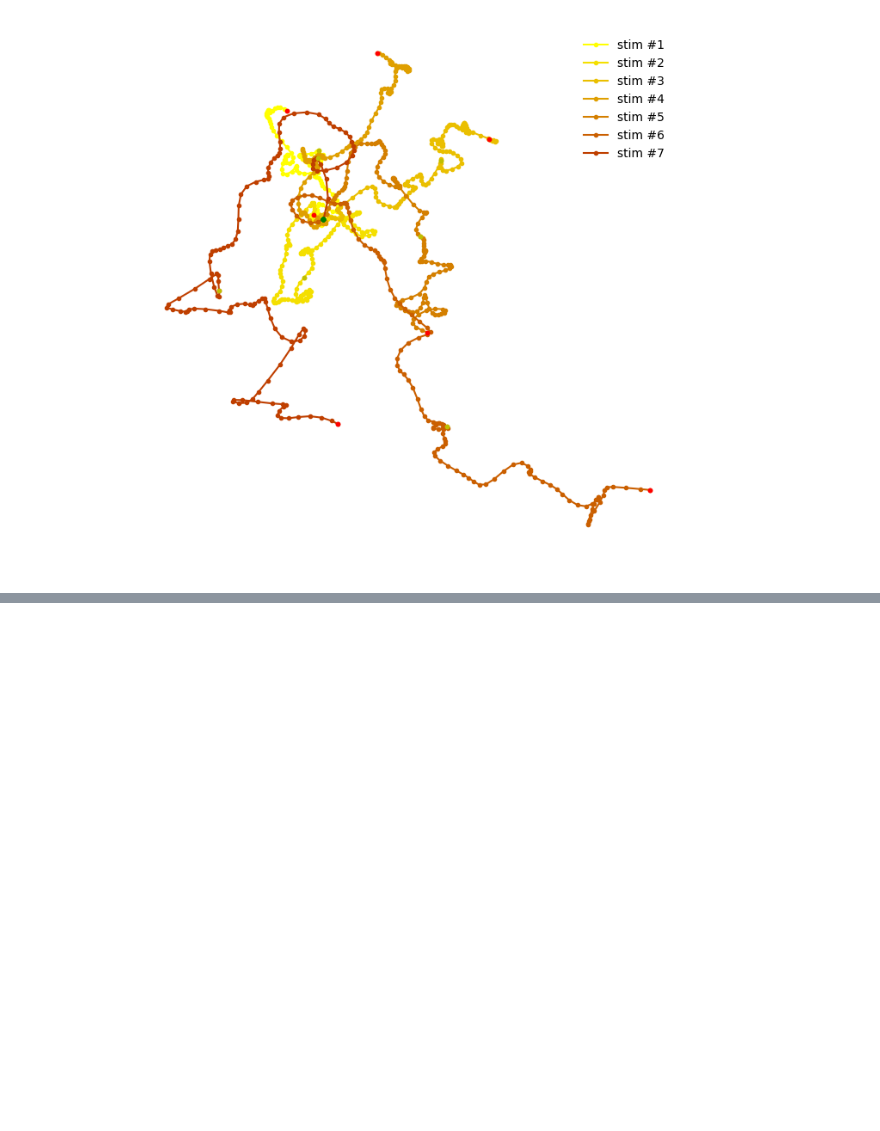
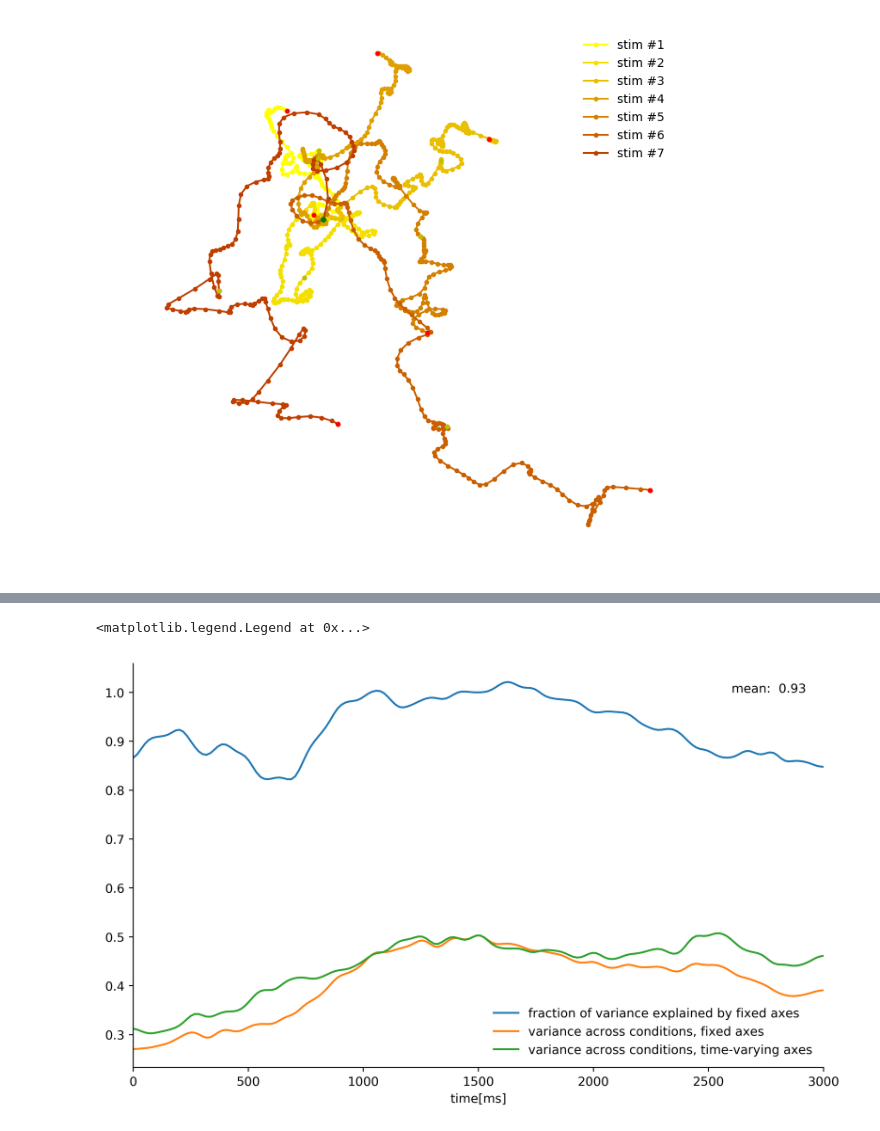
Before and after one commit to ge00rg/LabRotSprekeler, a Jupyter notebook: Regression.ipynb, the cells around one changed output, grey strips where cells are left out. Saved outputs shown, nothing was run; the diff lists cells and outputs as text; code cells hidden in the pictures; blank space fills up the shorter version.

```diff
--- a/Regression.ipynb
+++ b/Regression.ipynb
@@ -355,0 +377,46 @@ for i in range(7):
+# %%
+choice_tilde = []
+intensity_tilde = []
+for i in range(14):
+    c_t = np.zeros(b_1_tilde.shape[1])
+    i_t = np.zeros(b_1_tilde.shape[1])
+    for t in range(b_1_tilde.shape[1]):
+        c_t[t] = np.dot(b_1_tilde[:,t], X_[i][t].T)
+        i_t[t] = np.dot(b_2_tilde[:,t], X_[i][t].T)
+    choice_tilde.append(c_t)
+    intensity_tilde.append(i_t)
+# %%
+i_new = np.vstack(intensity)
+c_new = np.vstack(choice)
+it_new = np.vstack(intensity_tilde)
+ct_new = np.vstack(choice_tilde)
+# %%
+i_var = np.zeros(i_new.shape[1])
+it_var = np.zeros(i_new.shape[1])
+c_var = np.zeros(i_new.shape[1])
+ct_var = np.zeros(i_new.shape[1])
+for t in range(i_new.shape[1]):
+    i_var[t] = np.var(i_new[:,t])
+    c_var[t] = np.var(c_new[:,t])
+    it_var[t] = np.var(it_new[:,t])
+    ct_var[t] = np.var(ct_new[:,t])
+# %%
+fig, ax = plt.subplots(figsize=(10,6), dpi=400)
+ax.plot(np.linspace(0,3000, 180), i_var/it_var, label='fraction of variance explained by fixed axes')
+ax.plot(np.linspace(0,3000, 180), i_var, label='variance across conditions, fixed axes')
+ax.plot(np.linspace(0,3000, 180), it_var, label='variance across conditions, time-varying axes')
+ax.spines['top'].set_visible(False)
+ax.spines['right'].set_visible(False)
+ax.get_xaxis().tick_bottom()
+ax.get_yaxis().tick_left()
+
+ax.set_xlabel('time[ms]')
+#ax.set_ylim(0.7,1.05)
+ax.set_xlim(0,3000)
+ax.text(2600, 1, s='mean: {0: .2f}'.format(np.mean(i_var/it_var)))
+
+plt.legend(frameon=False)
+#plt.plot(np.mean(i_var/it_var)*np.ones(180))
+# %% [output]
+<matplotlib.legend.Legend at 0x...>
+[figure, added]
```
Also changed, not shown: parts of 11 cells of this notebook.
